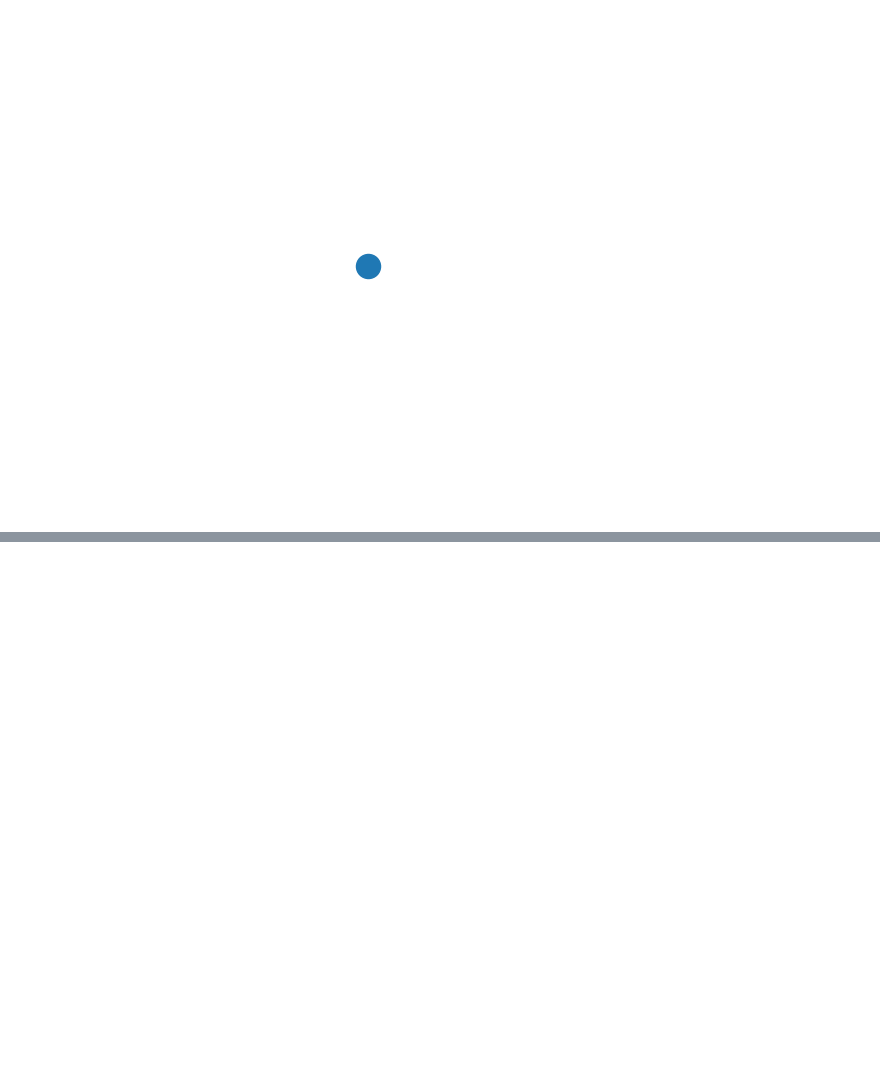
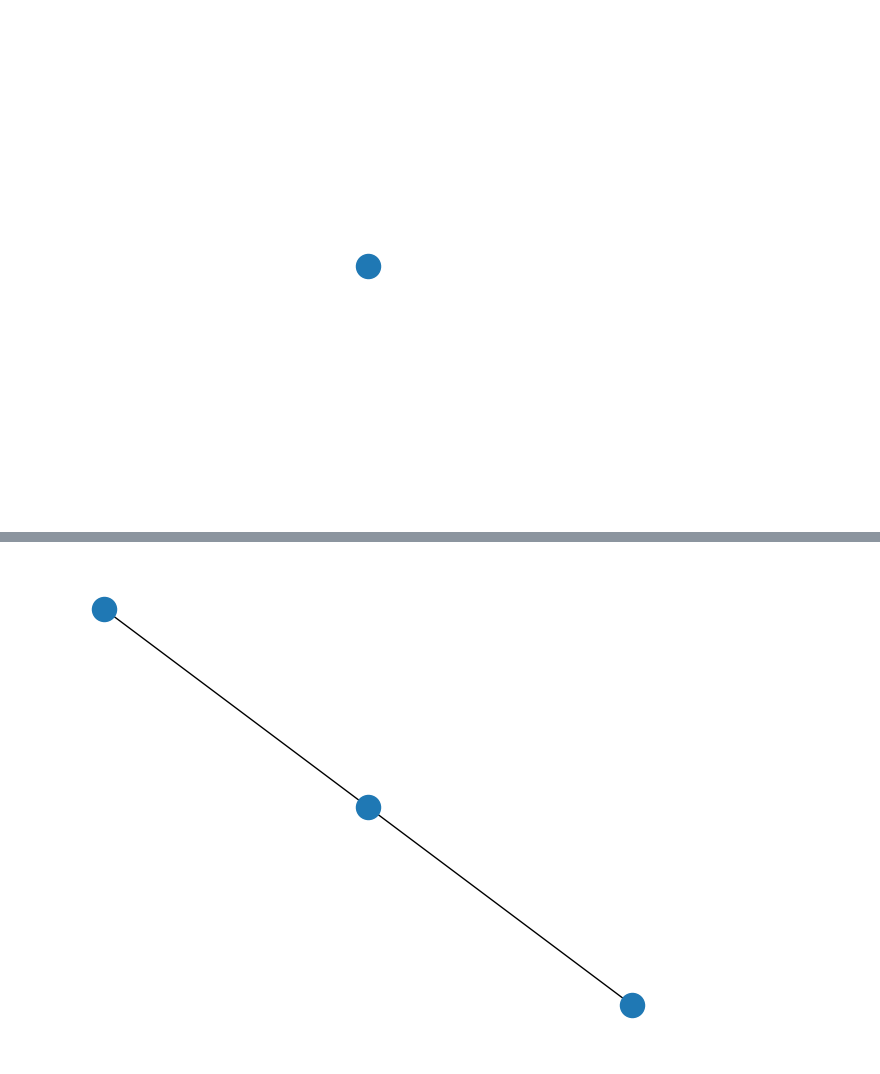
Before and after one commit to Rumit95/GNN-Understanding, a Jupyter notebook: network-x.ipynb, the cells around one changed output, grey strips where cells are left out. Saved outputs shown, nothing was run; the diff lists cells and outputs as text; code cells hidden in the pictures; blank space fills up the shorter version.

```diff
--- a/network-x.ipynb
+++ b/network-x.ipynb
@@ -37,0 +38,5 @@ nx.draw(G)
+# %%
+G.add_edge(1,3)
+nx.draw(G)
+# %% [output]
+[figure, added]
```
Also changed, not shown: parts of 39 cells of this notebook.
